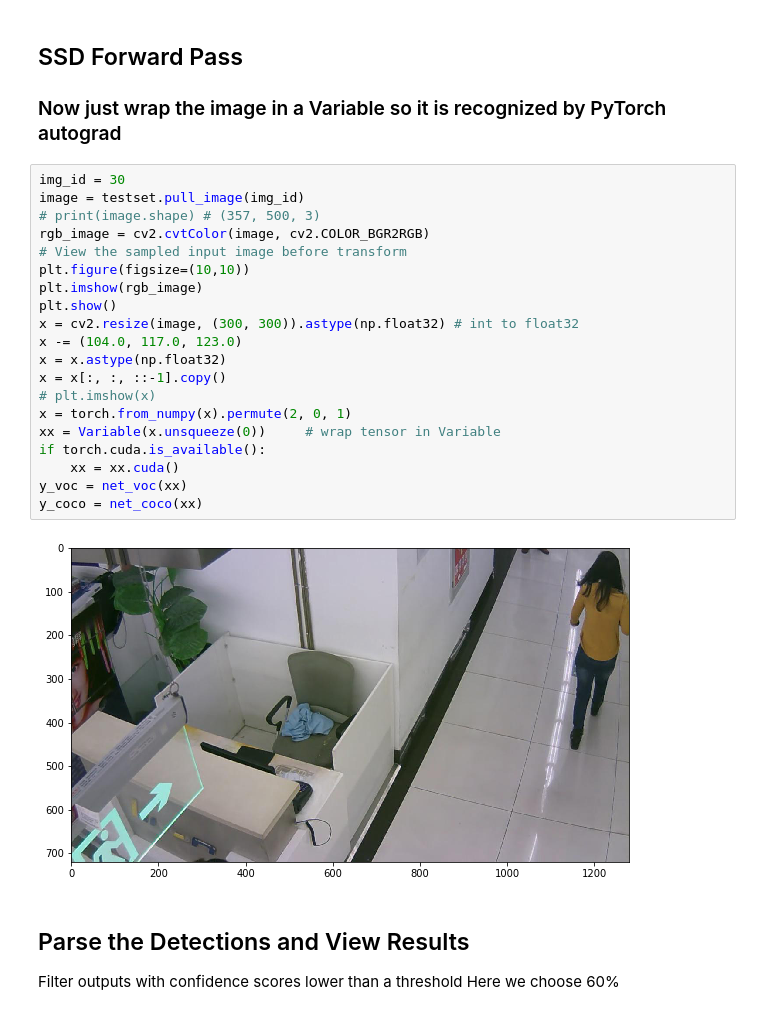
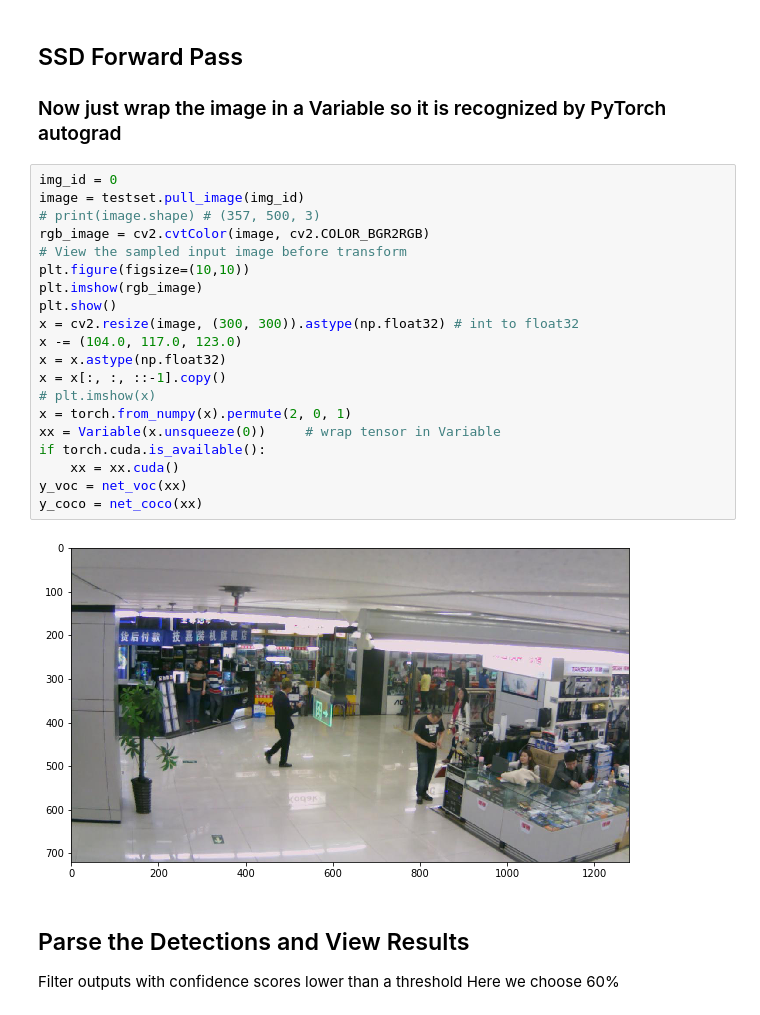
Before and after one commit to hustzxd/task1-PedestrianDetection, a Jupyter notebook: ssd.pytorch/demo/demo.ipynb, the cells around one changed output. Saved outputs shown, nothing was run; the diff lists cells and outputs as text.

```diff
--- a/ssd.pytorch/demo/demo.ipynb
+++ b/ssd.pytorch/demo/demo.ipynb
@@ -55,27 +55,27 @@ and swap the color channels for input to SSD300.
 ## SSD Forward Pass
 ### Now just wrap the image in a Variable so it is recognized by PyTorch autograd
 # %%
-img_id = 30
+img_id = 0
 image = testset.pull_image(img_id)
 # print(image.shape) # (357, 500, 3)
 rgb_image = cv2.cvtColor(image, cv2.COLOR_BGR2RGB)
 # View the sampled input image before transform
 plt.figure(figsize=(10,10))
 plt.imshow(rgb_image)
 plt.show()
 x = cv2.resize(image, (300, 300)).astype(np.float32) # int to float32
 x -= (104.0, 117.0, 123.0)
 x = x.astype(np.float32)
 x = x[:, :, ::-1].copy()
 # plt.imshow(x)
 x = torch.from_numpy(x).permute(2, 0, 1)
 xx = Variable(x.unsqueeze(0))     # wrap tensor in Variable
 if torch.cuda.is_available():
     xx = xx.cuda()
 y_voc = net_voc(xx)
 y_coco = net_coco(xx)
 # %% [output]
-[figure, old version]
+[figure, new version]
 # %% [markdown]
 ## Parse the Detections and View Results
 Filter outputs with confidence scores lower than a threshold
```
Also changed, not shown: parts of 1 cell of this notebook, 4 other files.
